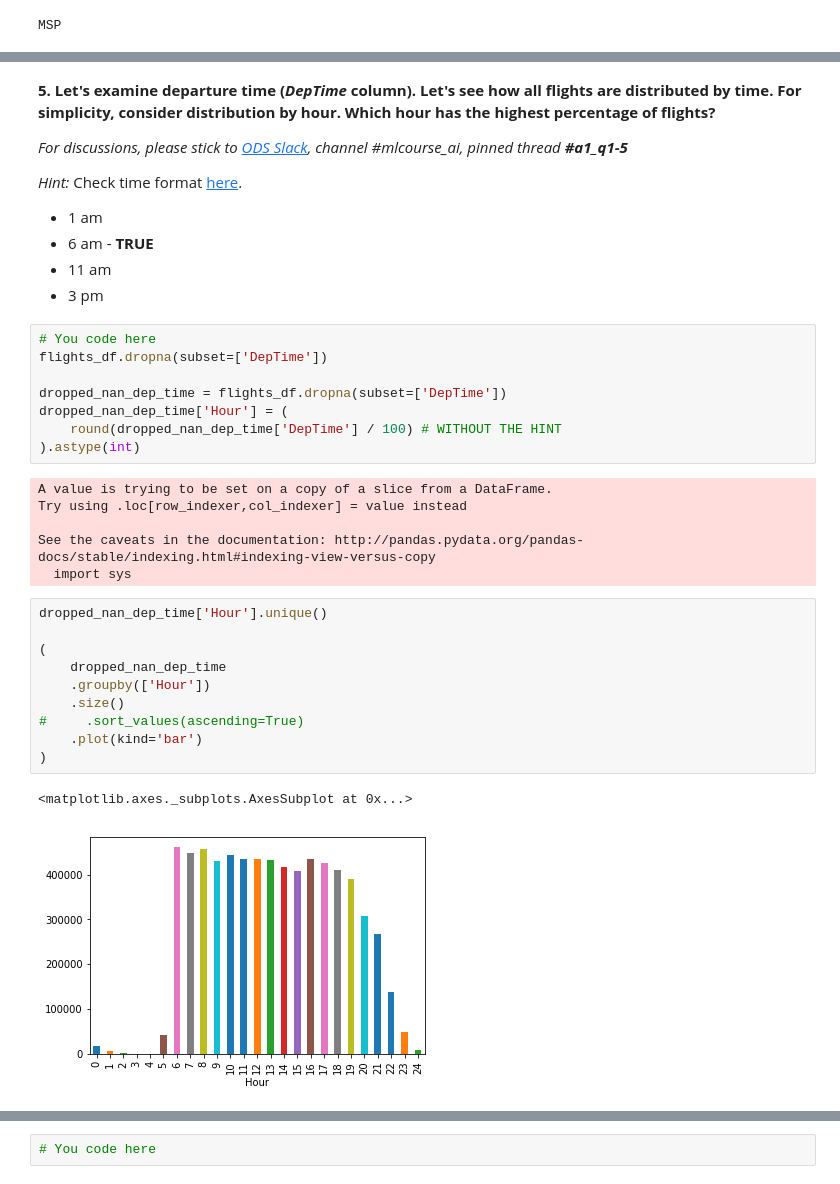
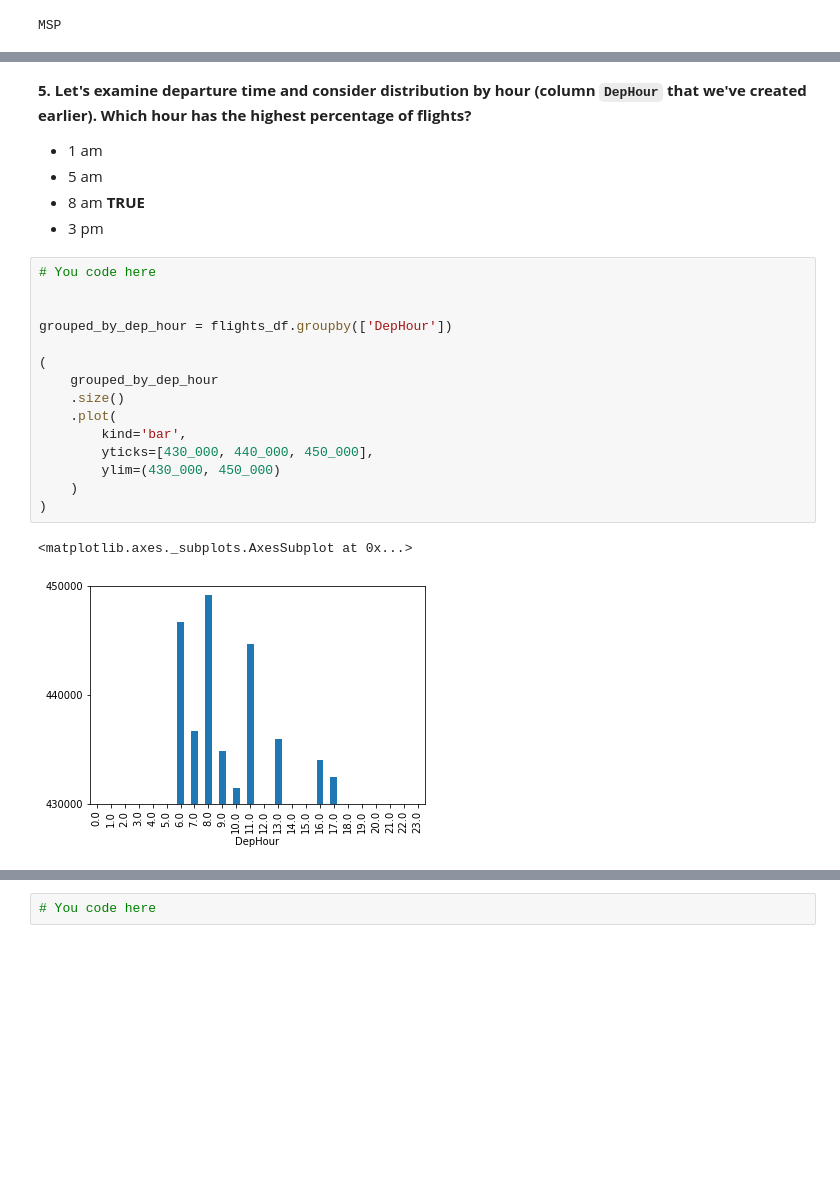
Before and after one commit to lavandosovich/ods_course, a Jupyter notebook: assignment1_USA_flights_EDA.ipynb, the cells around one changed output, grey strips where cells are left out. Drawn from its saved outputs; the diff is of its cells as text; blank space fills up the shorter version.

```diff
--- a/assignment1_USA_flights_EDA.ipynb
+++ b/assignment1_USA_flights_EDA.ipynb
@@ -360,40 +370,27 @@ cancelled_flights = flights_df[was_cancelled]
 # %% [markdown]
-**5. Let's examine departure time (*DepTime* column). Let's see how all flights are distributed by time. For simplicity, consider distribution by hour. Which hour has the highest percentage of flights?**<br>
-
-*For discussions, please stick to [ODS Slack](https://opendatascience.slack.com/), channel #mlcourse_ai, pinned thread __#a1_q1-5__*
-
-*Hint:* Check time format [here](https://www.transtats.bts.gov/Fields.asp?Table_ID=236).
+**5. Let's examine departure time and consider distribution by hour (column `DepHour` that we've created earlier). Which hour has the highest percentage of flights?**<br>
 
 - 1 am
-- 6 am - __TRUE__
-- 11 am
+- 5 am
+- 8 am __TRUE__
 - 3 pm
-# %%
-# You code here
-flights_df.dropna(subset=['DepTime'])
-
-dropped_nan_dep_time = flights_df.dropna(subset=['DepTime'])
-dropped_nan_dep_time['Hour'] = (
-    round(dropped_nan_dep_time['DepTime'] / 100) # WITHOUT THE HINT
-).astype(int)
-# %% [output]
-A value is trying to be set on a copy of a slice from a DataFrame.
-Try using .loc[row_indexer,col_indexer] = value instead
-
-See the caveats in the documentation: http://pandas.pydata.org/pandas-docs/stable/indexing.html#indexing-view-versus-copy
-  import sys
-# %%
-dropped_nan_dep_time['Hour'].unique()
-
-(
-    dropped_nan_dep_time
-    .groupby(['Hour'])
-    .size()
-#     .sort_values(ascending=True)
-    .plot(kind='bar')
-)
-# %% [output]
-<matplotlib.axes._subplots.AxesSubplot at 0x...>
-[figure, removed]
+# %%
+# You code here
+
+
+grouped_by_dep_hour = flights_df.groupby(['DepHour'])
+
+(
+    grouped_by_dep_hour
+    .size()
+    .plot(
+        kind='bar',
+        yticks=[430_000, 440_000, 450_000],
+        ylim=(430_000, 450_000)
+    )
+)
+# %% [output]
+<matplotlib.axes._subplots.AxesSubplot at 0x...>
+[figure, added]
 # %% [markdown]
 **6. OK, now let's examine cancelled flight distribution by time. Which hour has the least percentage of cancelled flights?**<br>
```
Also changed, not shown: parts of 73 cells of this notebook, 1 other file.
